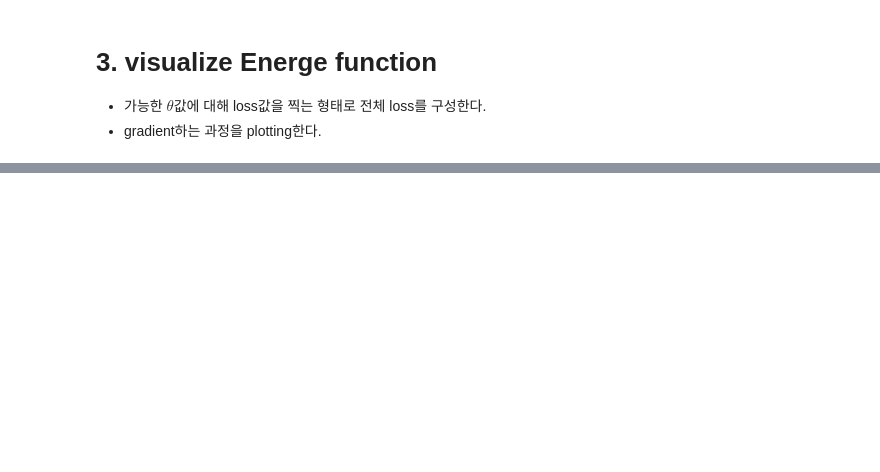
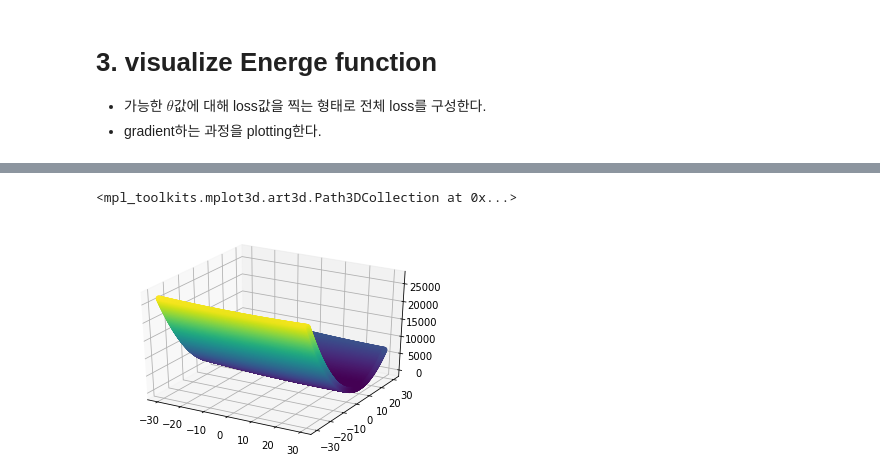
Before and after one commit to chunghyunhee/class_Machine_learing, a Jupyter notebook: assignment_3.ipynb, the cells around one changed output, grey strips where cells are left out. Cells and saved outputs as stored; diff of their text form; code cells hidden in the pictures; blank space fills up the shorter version.

```diff
--- a/assignment_3.ipynb
+++ b/assignment_3.ipynb
@@ -176,3 +171,4 @@ for i in np.arange(-30,30,0.1):
     theta0.append(i)
     theta1.append(j)
     cost = ObjectiveFunction(np.array([[i], [j]]),X,y)
+    cost_function.append(cost)
@@ -179,2 +194,8 @@ for i in np.arange(-30,30,0.1):
 # %%
 # theta0(x축), theta1(y축), cost_function(z축)을 가지로 3차원 그래프 plotting
+fig = plt.figure()
+ax = fig.gca(projection='3d')
+ax.scatter(theta0, theta1, cost_function, c=np.abs(cost_function),alpha=0.7)
+# %% [output]
+<mpl_toolkits.mplot3d.art3d.Path3DCollection at 0x...>
+[figure, added]
```
Also changed, not shown: parts of 6 cells of this notebook.
